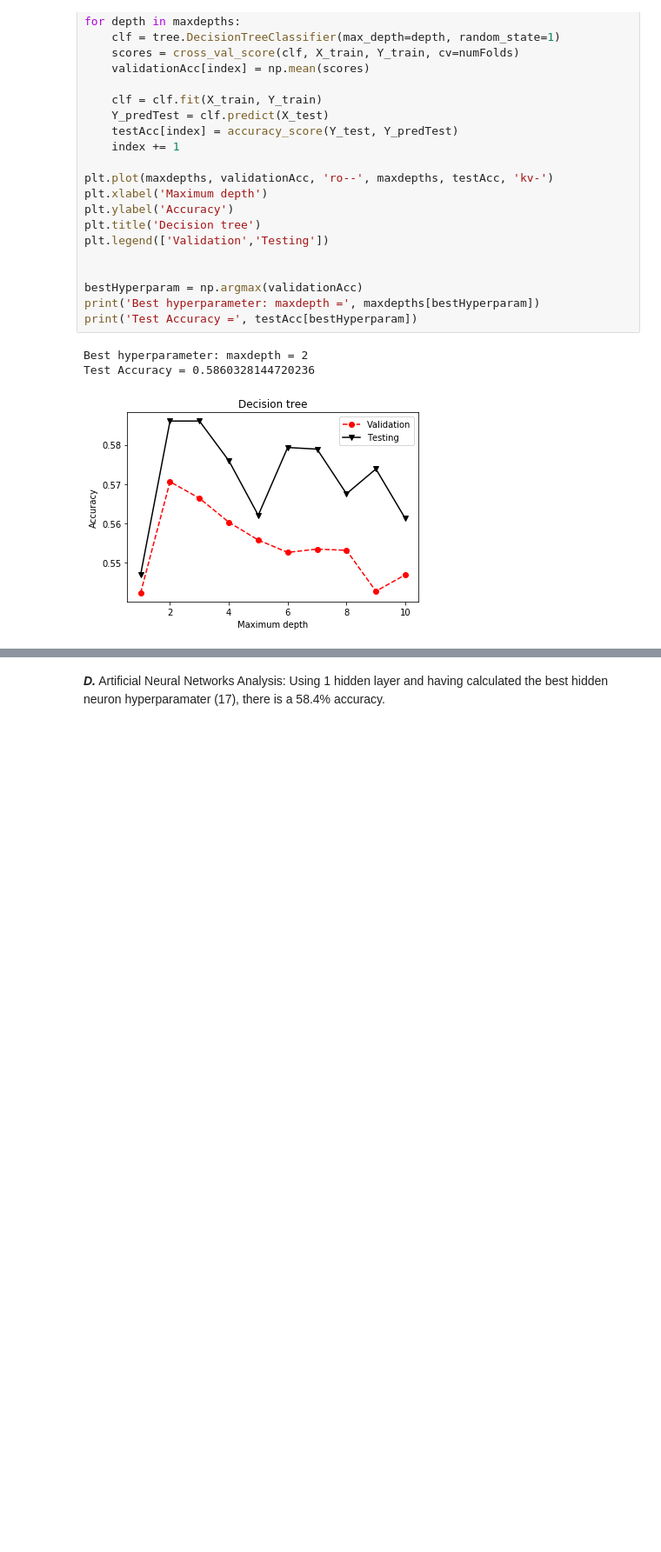
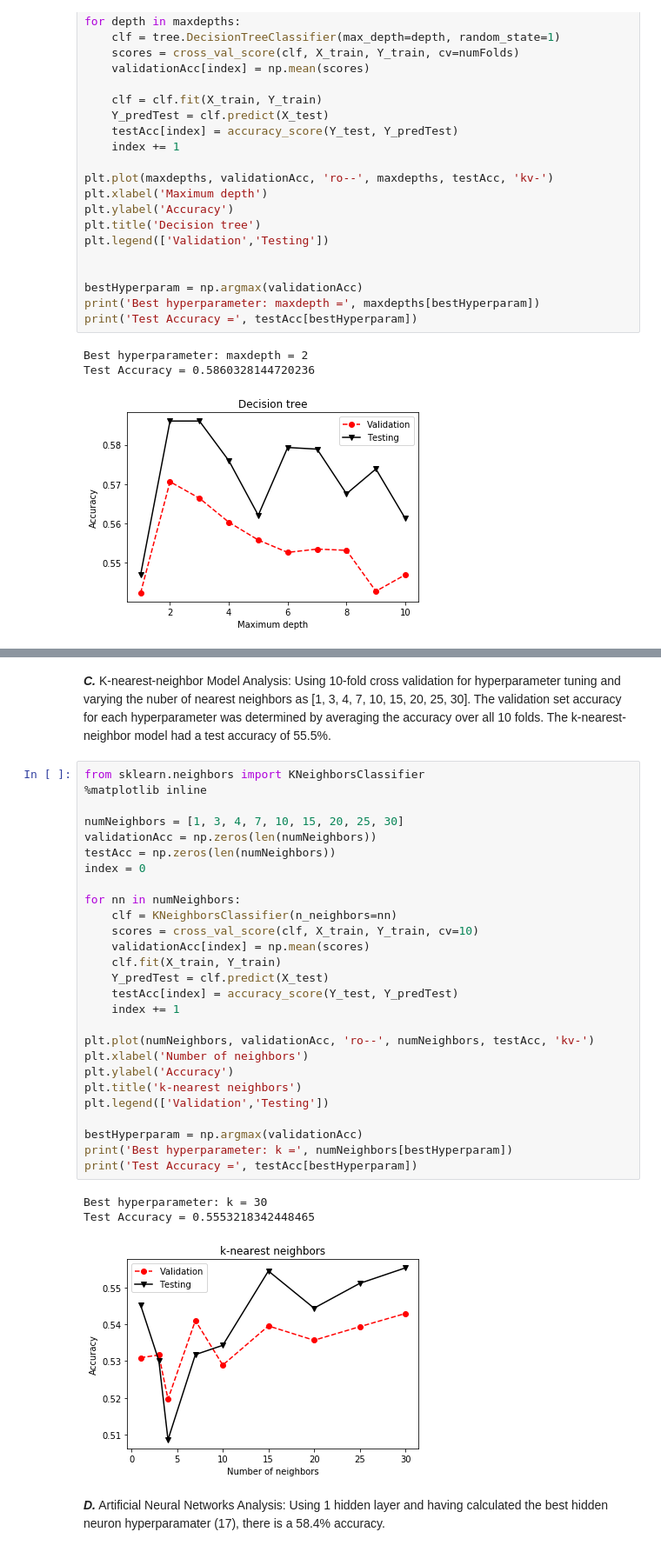
Before and after one commit to buckl113/PredictingMLBGames, a Jupyter notebook: project.ipynb, the cells around one changed output, grey strips where cells are left out. Shown at 87% size. Drawn from its saved outputs; the diff is of its cells as text; blank space fills up the shorter version.

```diff
--- a/project.ipynb
+++ b/project.ipynb
@@ -633,3 +661,36 @@ Test Accuracy = 0.5860328144720236
+# %% [markdown]
+***C.*** K-nearest-neighbor Model Analysis: Using 10-fold cross validation for hyperparameter tuning and varying the nuber of nearest neighbors as [1, 3, 4, 7, 10, 15, 20, 25, 30]. The validation set accuracy for each hyperparameter was determined by averaging the accuracy over all 10 folds. The k-nearest-neighbor model had a test accuracy of 55.5%.
+# %%
+from sklearn.neighbors import KNeighborsClassifier
+%matplotlib inline
+
+numNeighbors = [1, 3, 4, 7, 10, 15, 20, 25, 30]
+validationAcc = np.zeros(len(numNeighbors))
+testAcc = np.zeros(len(numNeighbors))
+index = 0
+
+for nn in numNeighbors:
+    clf = KNeighborsClassifier(n_neighbors=nn)
+    scores = cross_val_score(clf, X_train, Y_train, cv=10)
+    validationAcc[index] = np.mean(scores)
+    clf.fit(X_train, Y_train)
+    Y_predTest = clf.predict(X_test)
+    testAcc[index] = accuracy_score(Y_test, Y_predTest)
+    index += 1
+
+plt.plot(numNeighbors, validationAcc, 'ro--', numNeighbors, testAcc, 'kv-')
+plt.xlabel('Number of neighbors')
+plt.ylabel('Accuracy')
+plt.title('k-nearest neighbors')
+plt.legend(['Validation','Testing'])
+
+bestHyperparam = np.argmax(validationAcc)
+print('Best hyperparameter: k =', numNeighbors[bestHyperparam])
+print('Test Accuracy =', testAcc[bestHyperparam])
+# %% [output]
+Best hyperparameter: k = 30
+Test Accuracy = 0.5553218342448465
+[figure, added]
 # %% [markdown]
 ***D.*** Artificial Neural Networks Analysis: Using 1 hidden layer and having calculated the best hidden neuron hyperparamater (17), there is a 58.4% accuracy.
 # %%
```
Also changed, not shown: parts of 5 cells of this notebook.
